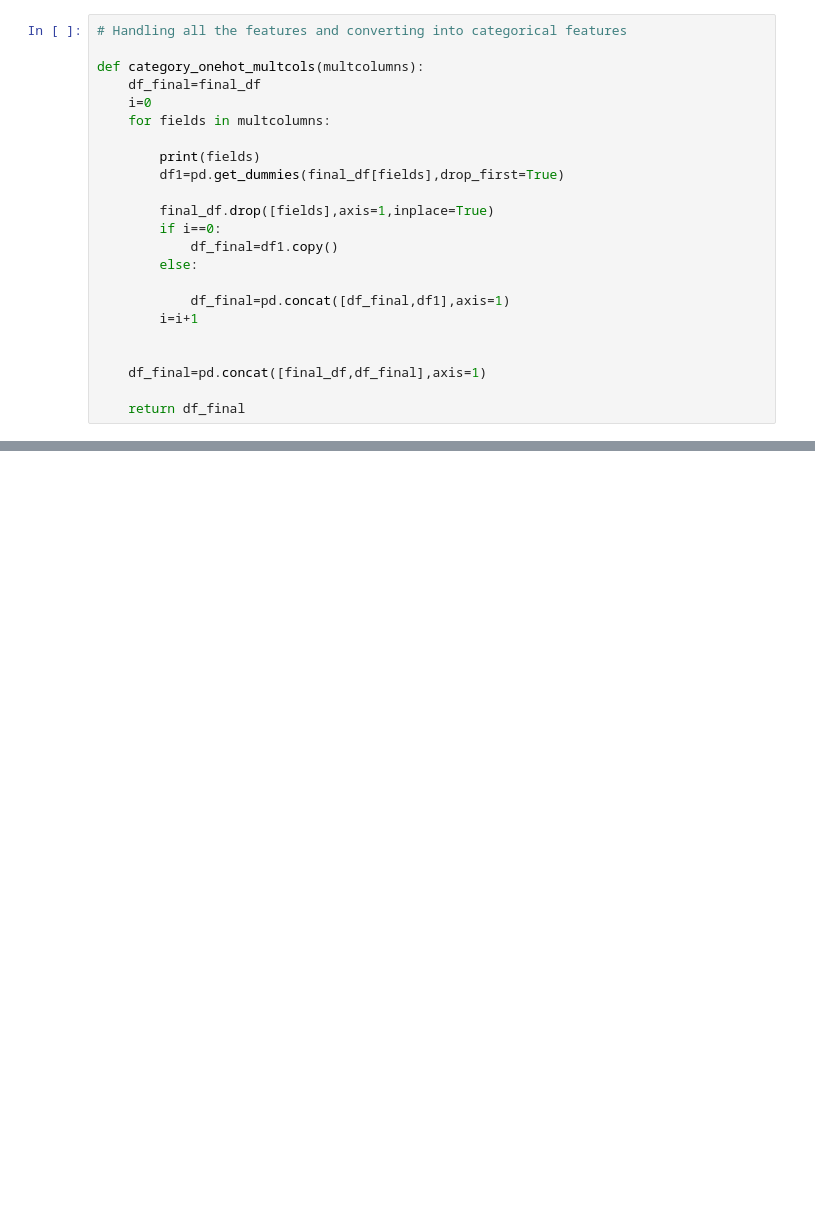
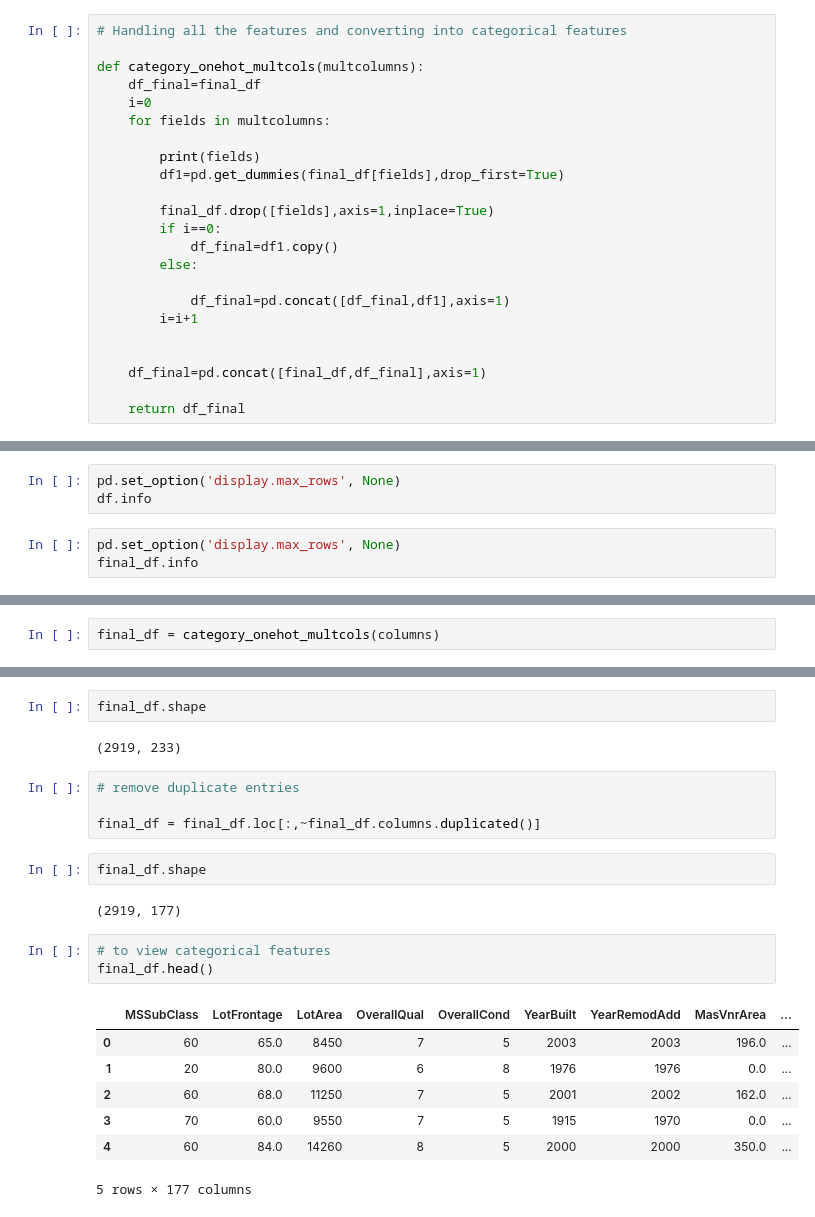
Before and after one commit to chahak31/Kaggle, a Jupyter notebook: House Prices/TrainData.ipynb, the cells around one changed output, grey strips where cells are left out. Saved outputs shown, nothing was run; the diff lists cells and outputs as text; blank space fills up the shorter version.

```diff
--- a/House Prices/TrainData.ipynb
+++ b/House Prices/TrainData.ipynb
@@ -158,0 +184,6 @@ def category_onehot_multcols(multcolumns):
+# %%
+pd.set_option('display.max_rows', None)
+df.info
+# %%
+pd.set_option('display.max_rows', None)
+final_df.info
@@ -158,0 +194,2 @@ def category_onehot_multcols(multcolumns):
+# %%
+final_df = category_onehot_multcols(columns)
@@ -158,0 +214,23 @@ def category_onehot_multcols(multcolumns):
+# %%
+final_df.shape
+# %% [output]
+(2919, 233)
+# %%
+# remove duplicate entries
+
+final_df = final_df.loc[:,~final_df.columns.duplicated()]
+# %%
+final_df.shape
+# %% [output]
+(2919, 177)
+# %%
+# to view categorical features
+final_df.head()
+# %% [output]
+|  | MSSubClass | LotFrontage | LotArea | OverallQual | OverallCond | YearBuilt | YearRemodAdd | MasVnrArea | ... |
+| 0 | 60 | 65.0 | 8450 | 7 | 5 | 2003 | 2003 | 196.0 | ... |
+| 1 | 20 | 80.0 | 9600 | 6 | 8 | 1976 | 1976 | 0.0 | ... |
+| 2 | 60 | 68.0 | 11250 | 7 | 5 | 2001 | 2002 | 162.0 | ... |
+| 3 | 70 | 60.0 | 9550 | 7 | 5 | 1915 | 1970 | 0.0 | ... |
+| 4 | 60 | 84.0 | 14260 | 8 | 5 | 2000 | 2000 | 350.0 | ... |
+5 rows × 177 columns
```
Also changed, not shown: parts of 16 cells of this notebook, 4 other files.
